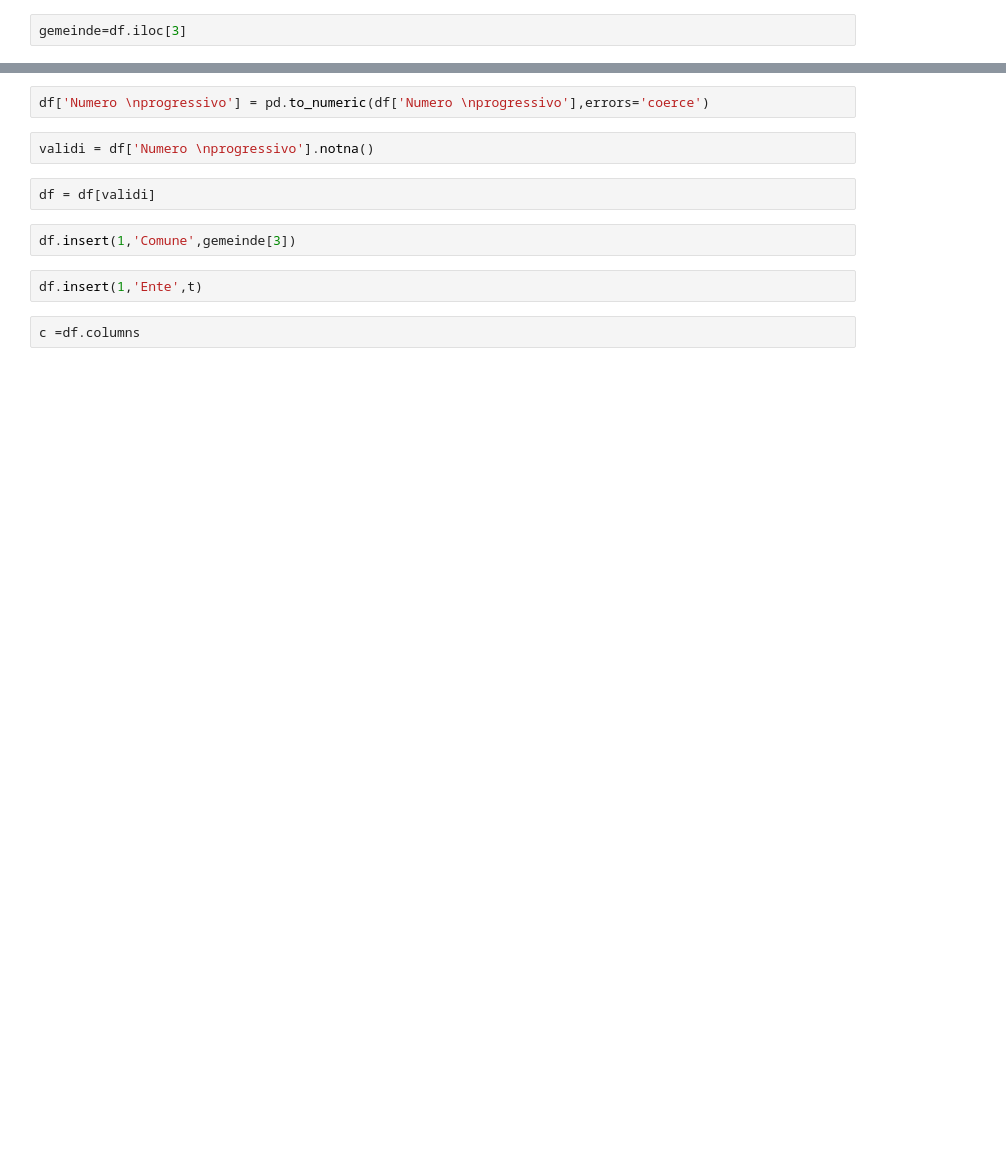
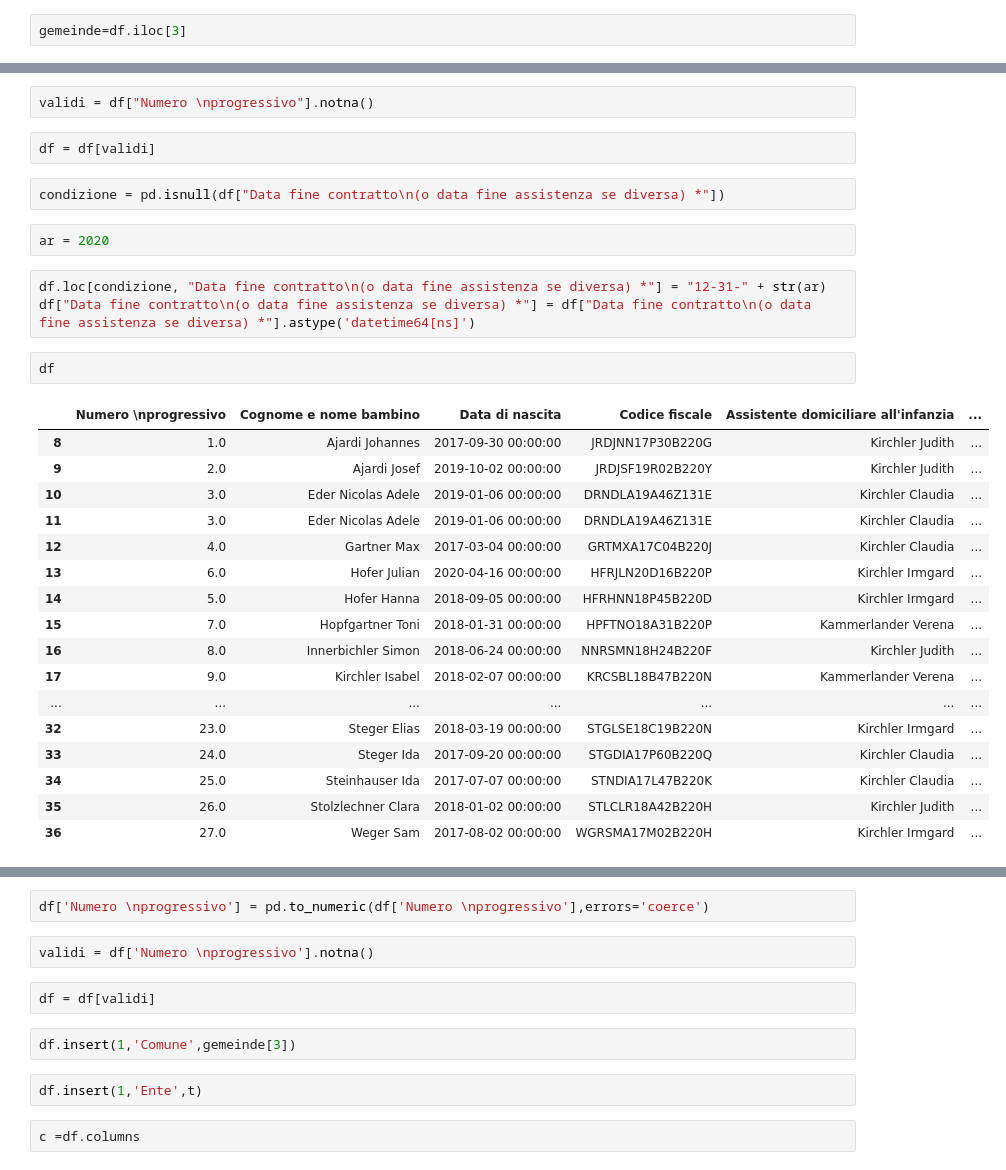
Before and after one commit to stfzz/max, a Jupyter notebook: Untitled.ipynb, the cells around one changed output, grey strips where cells are left out. Saved outputs shown, nothing was run; the diff lists cells and outputs as text; blank space fills up the shorter version.

```diff
--- a/Untitled.ipynb
+++ b/Untitled.ipynb
@@ -23,2 +45,33 @@ gemeinde[3]
+# %%
+validi = df["Numero \nprogressivo"].notna()
+# %%
+df = df[validi]
+# %%
+condizione = pd.isnull(df["Data fine contratto\n(o data fine assistenza se diversa) *"])
+# %%
+ar = 2020
+# %%
+df.loc[condizione, "Data fine contratto\n(o data fine assistenza se diversa) *"] = "12-31-" + str(ar)
+df["Data fine contratto\n(o data fine assistenza se diversa) *"] = df["Data fine contratto\n(o data fine assistenza se diversa) *"].astype('datetime64[ns]')
+# %%
+df
+# %% [output]
+|  | Numero \nprogressivo | Cognome e nome bambino | Data di nascita | Codice fiscale | Assistente domiciliare all'infanzia | ... |
+| 8 | 1.0 | Ajardi Johannes | 2017-09-30 00:00:00 | JRDJNN17P30B220G | Kirchler Judith | ... |
+| 9 | 2.0 | Ajardi Josef | 2019-10-02 00:00:00 | JRDJSF19R02B220Y | Kirchler Judith | ... |
+| 10 | 3.0 | Eder Nicolas Adele | 2019-01-06 00:00:00 | DRNDLA19A46Z131E | Kirchler Claudia | ... |
+| 11 | 3.0 | Eder Nicolas Adele | 2019-01-06 00:00:00 | DRNDLA19A46Z131E | Kirchler Claudia | ... |
+| 12 | 4.0 | Gartner Max | 2017-03-04 00:00:00 | GRTMXA17C04B220J | Kirchler Claudia | ... |
+| 13 | 6.0 | Hofer Julian | 2020-04-16 00:00:00 | HFRJLN20D16B220P | Kirchler Irmgard | ... |
+| 14 | 5.0 | Hofer Hanna | 2018-09-05 00:00:00 | HFRHNN18P45B220D | Kirchler Irmgard | ... |
+| 15 | 7.0 | Hopfgartner Toni | 2018-01-31 00:00:00 | HPFTNO18A31B220P | Kammerlander Verena | ... |
+| 16 | 8.0 | Innerbichler Simon | 2018-06-24 00:00:00 | NNRSMN18H24B220F | Kirchler Judith | ... |
+| 17 | 9.0 | Kirchler Isabel | 2018-02-07 00:00:00 | KRCSBL18B47B220N | Kammerlander Verena | ... |
+| ... | ... | ... | ... | ... | ... | ... |
+| 32 | 23.0 | Steger Elias | 2018-03-19 00:00:00 | STGLSE18C19B220N | Kirchler Irmgard | ... |
+| 33 | 24.0 | Steger Ida | 2017-09-20 00:00:00 | STGDIA17P60B220Q | Kirchler Claudia | ... |
+| 34 | 25.0 | Steinhauser Ida | 2017-07-07 00:00:00 | STNDIA17L47B220K | Kirchler Claudia | ... |
+| 35 | 26.0 | Stolzlechner Clara | 2018-01-02 00:00:00 | STLCLR18A42B220H | Kirchler Judith | ... |
+| 36 | 27.0 | Weger Sam | 2017-08-02 00:00:00 | WGRSMA17M02B220H | Kirchler Irmgard | ... |
 # %%
 df = pd.read_excel(fn,parse_dates = ['Data di nascita','Data fine contratto\n(o data fine assistenza se diversa) *','Data inizio contratto (o data inizio assistenza se diversa)'], header=8)
```
Also changed, not shown: parts of 9 cells of this notebook, 3 other files.
